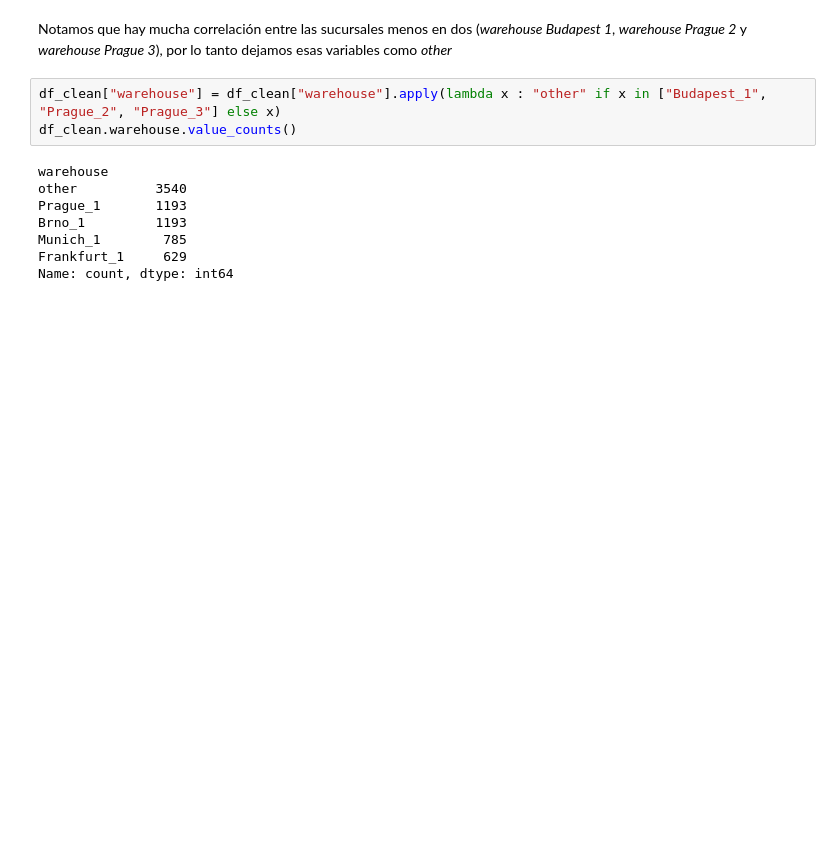
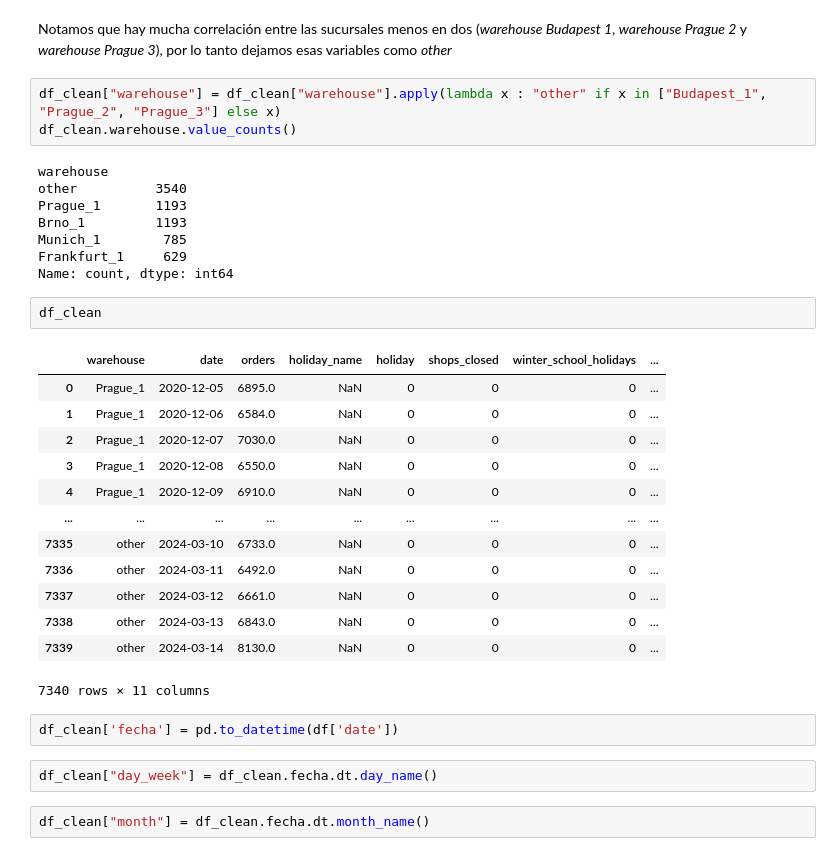
Before and after one commit to Manuel-Pol/Rohlik-orders-challenge, a Jupyter notebook: visus.ipynb, the cells around one changed output. Cells and saved outputs as stored; diff of their text form; blank space fills up the shorter version.

```diff
--- a/visus.ipynb
+++ b/visus.ipynb
@@ -256,3 +256,25 @@ Brno_1         1193
 Munich_1        785
 Frankfurt_1     629
 Name: count, dtype: int64
+# %%
+df_clean
+# %% [output]
+|  | warehouse | date | orders | holiday_name | holiday | shops_closed | winter_school_holidays | ... |
+| 0 | Prague_1 | 2020-12-05 | 6895.0 | NaN | 0 | 0 | 0 | ... |
+| 1 | Prague_1 | 2020-12-06 | 6584.0 | NaN | 0 | 0 | 0 | ... |
+| 2 | Prague_1 | 2020-12-07 | 7030.0 | NaN | 0 | 0 | 0 | ... |
+| 3 | Prague_1 | 2020-12-08 | 6550.0 | NaN | 0 | 0 | 0 | ... |
+| 4 | Prague_1 | 2020-12-09 | 6910.0 | NaN | 0 | 0 | 0 | ... |
+| ... | ... | ... | ... | ... | ... | ... | ... | ... |
+| 7335 | other | 2024-03-10 | 6733.0 | NaN | 0 | 0 | 0 | ... |
+| 7336 | other | 2024-03-11 | 6492.0 | NaN | 0 | 0 | 0 | ... |
+| 7337 | other | 2024-03-12 | 6661.0 | NaN | 0 | 0 | 0 | ... |
+| 7338 | other | 2024-03-13 | 6843.0 | NaN | 0 | 0 | 0 | ... |
+| 7339 | other | 2024-03-14 | 8130.0 | NaN | 0 | 0 | 0 | ... |
+7340 rows × 11 columns
+# %%
+df_clean['fecha'] = pd.to_datetime(df['date'])
+# %%
+df_clean["day_week"] = df_clean.fecha.dt.day_name()
+# %%
+df_clean["month"] = df_clean.fecha.dt.month_name()
```
Also changed, not shown: parts of 10 cells of this notebook, 1 other file.
